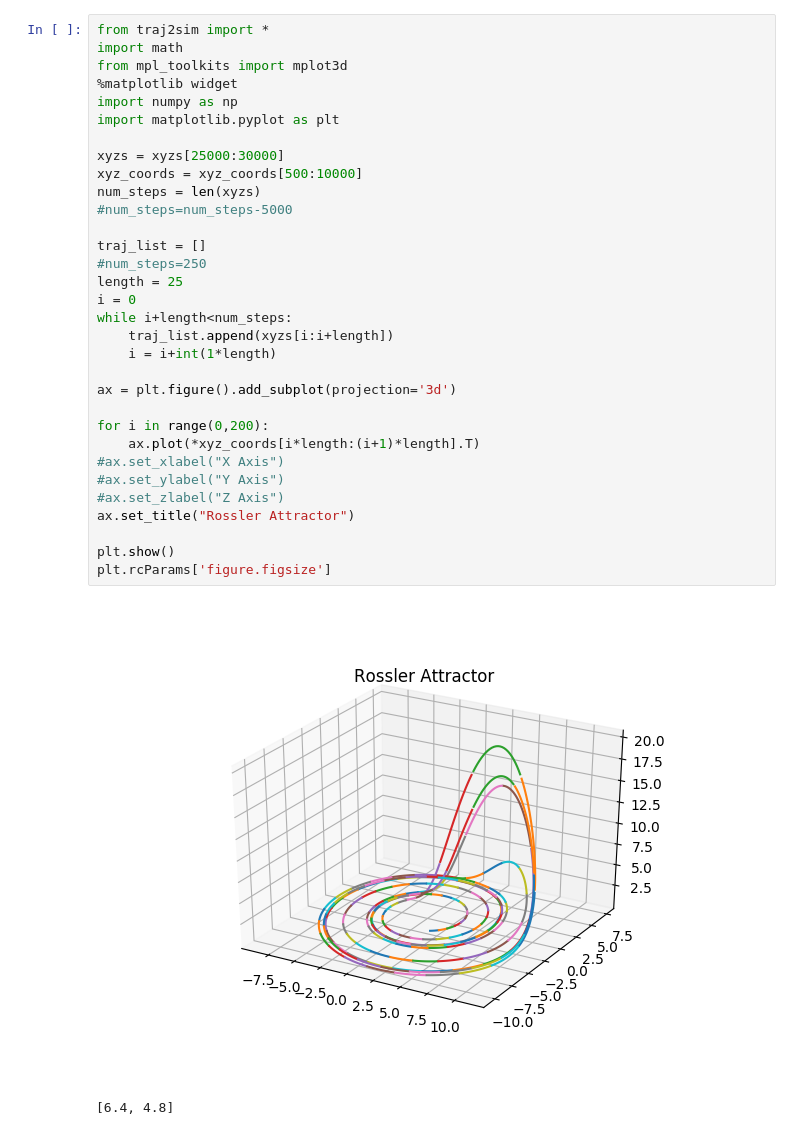
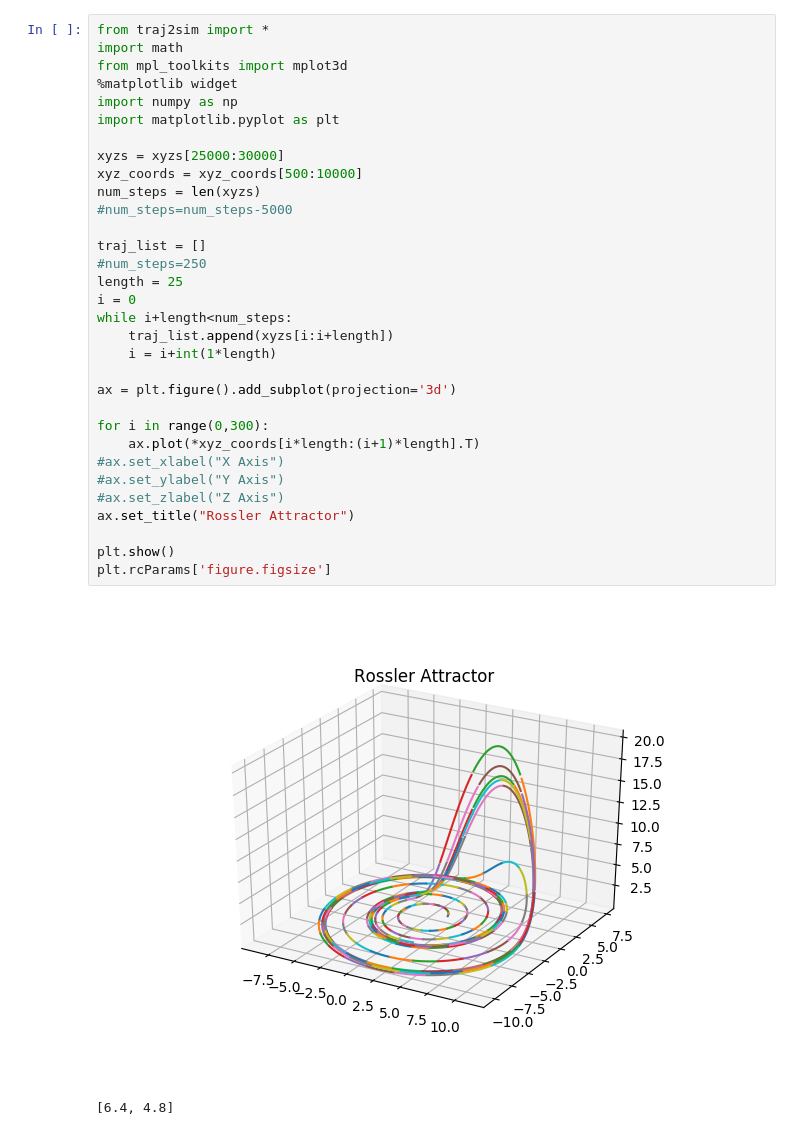
Before and after one commit to Mishalassif/Traj2Phase, a Jupyter notebook: examples/rossler/rossler_attractor.ipynb, the cells around one changed output. Saved outputs shown, nothing was run; the diff lists cells and outputs as text.

```diff
--- a/examples/rossler/rossler_attractor.ipynb
+++ b/examples/rossler/rossler_attractor.ipynb
@@ -47,35 +49,35 @@ from traj2sim import *
 import math
 from mpl_toolkits import mplot3d
 %matplotlib widget
 import numpy as np
 import matplotlib.pyplot as plt
 
 xyzs = xyzs[25000:30000]
 xyz_coords = xyz_coords[500:10000]
 num_steps = len(xyzs)
 #num_steps=num_steps-5000
 
 traj_list = []
 #num_steps=250
 length = 25
 i = 0
 while i+length<num_steps:
     traj_list.append(xyzs[i:i+length])
     i = i+int(1*length)
 
 ax = plt.figure().add_subplot(projection='3d')
 
-for i in range(0,200):
+for i in range(0,300):
     ax.plot(*xyz_coords[i*length:(i+1)*length].T)
 #ax.set_xlabel("X Axis")
 #ax.set_ylabel("Y Axis")
 #ax.set_zlabel("Z Axis")
 ax.set_title("Rossler Attractor")
 
 plt.show()
 plt.rcParams['figure.figsize']
 # %% [output]
-[figure, old version]
+[figure, new version]
 [6.4, 4.8]
 # %%
 t2s = Traj2Sim()
```
Also changed, not shown: parts of 3 cells of this notebook.
